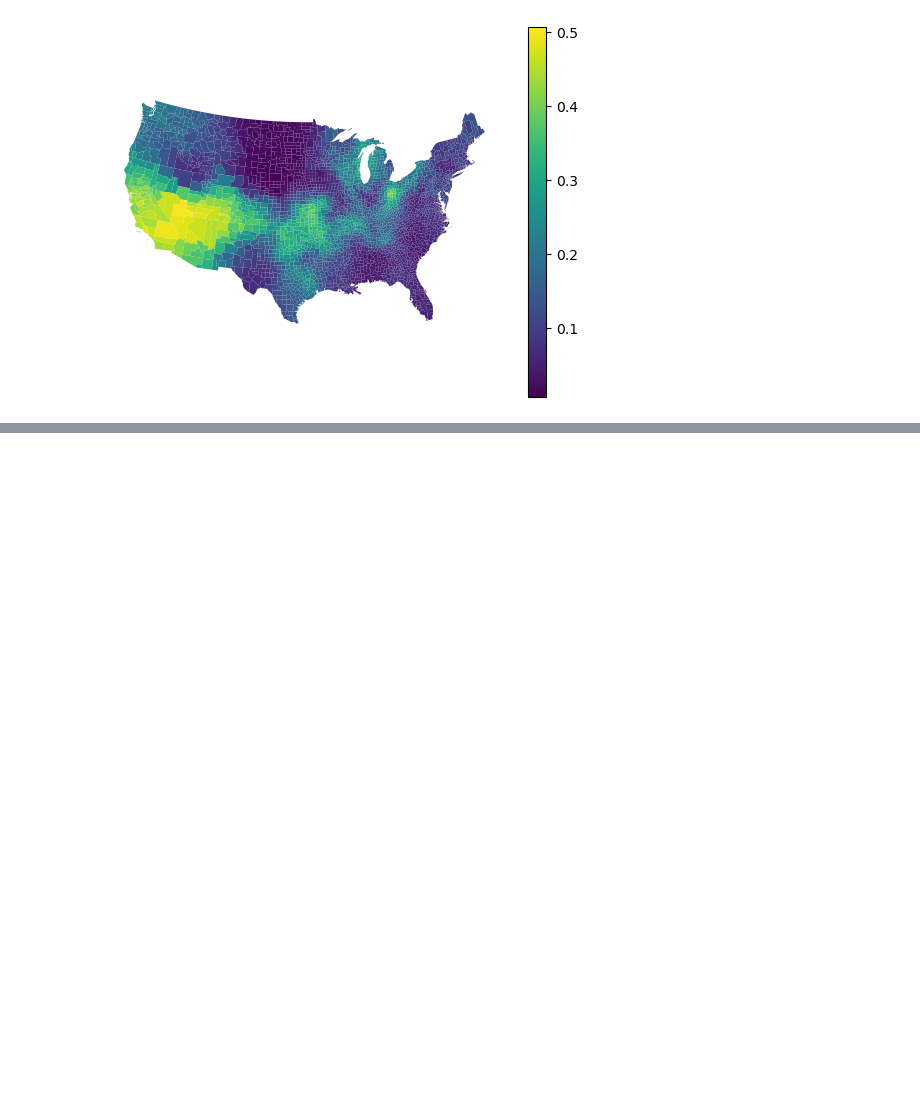
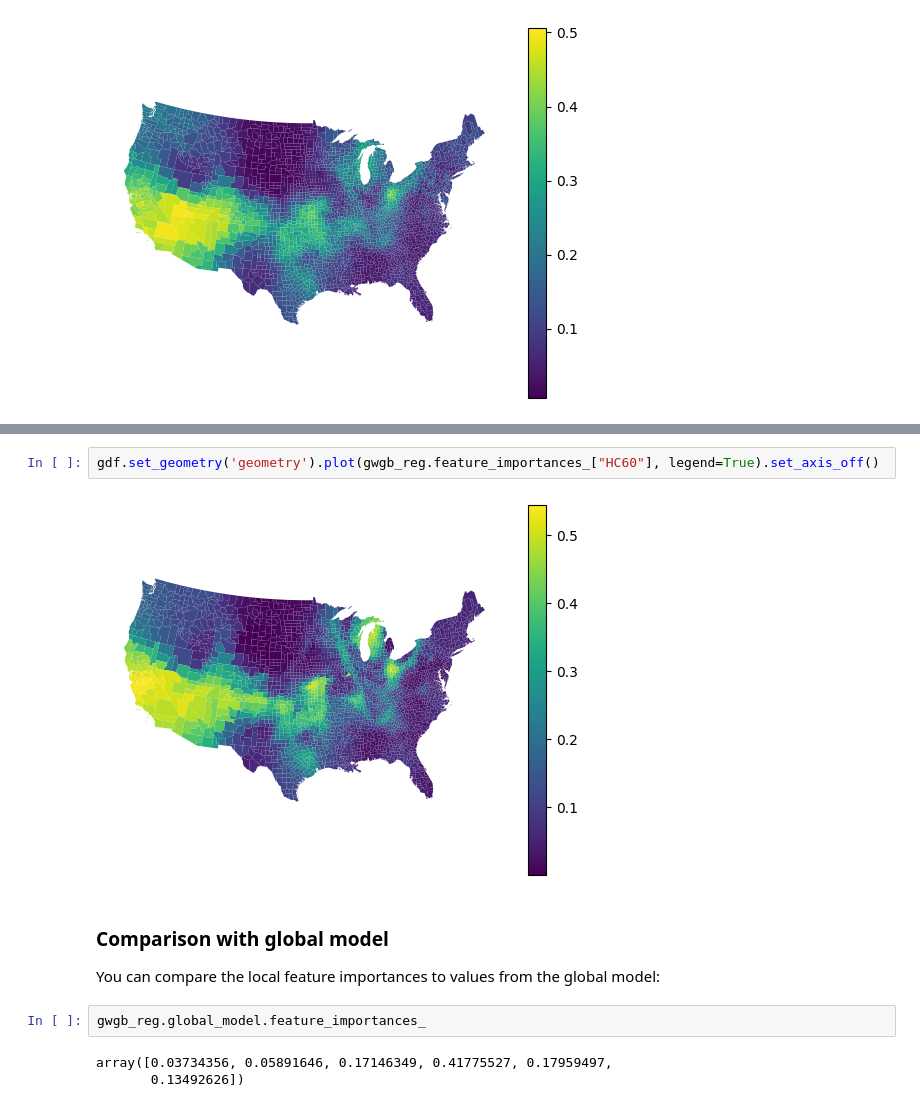
Before and after one commit to pysal/gwlearn, a Jupyter notebook: docs/source/ensemble.ipynb, the cells around one changed output, grey strips where cells are left out. Saved outputs shown, nothing was run; the diff lists cells and outputs as text; blank space fills up the shorter version.

```diff
--- a/docs/source/ensemble.ipynb
+++ b/docs/source/ensemble.ipynb
@@ -238,0 +287,13 @@ gdf.set_geometry('geometry').plot(gwrf_reg.feature_importances_["HC60"], legend=
+# %%
+gdf.set_geometry('geometry').plot(gwgb_reg.feature_importances_["HC60"], legend=True).set_axis_off()
+# %% [output]
+[figure, added]
+# %% [markdown]
+### Comparison with global model
+
+You can compare the local feature importances to values from the global model:
+# %%
+gwgb_reg.global_model.feature_importances_
+# %% [output]
+array([0.03734356, 0.05891646, 0.17146349, 0.41775527, 0.17959497,
+       0.13492626])
```
Also changed, not shown: parts of 23 cells of this notebook, 2 other files.
